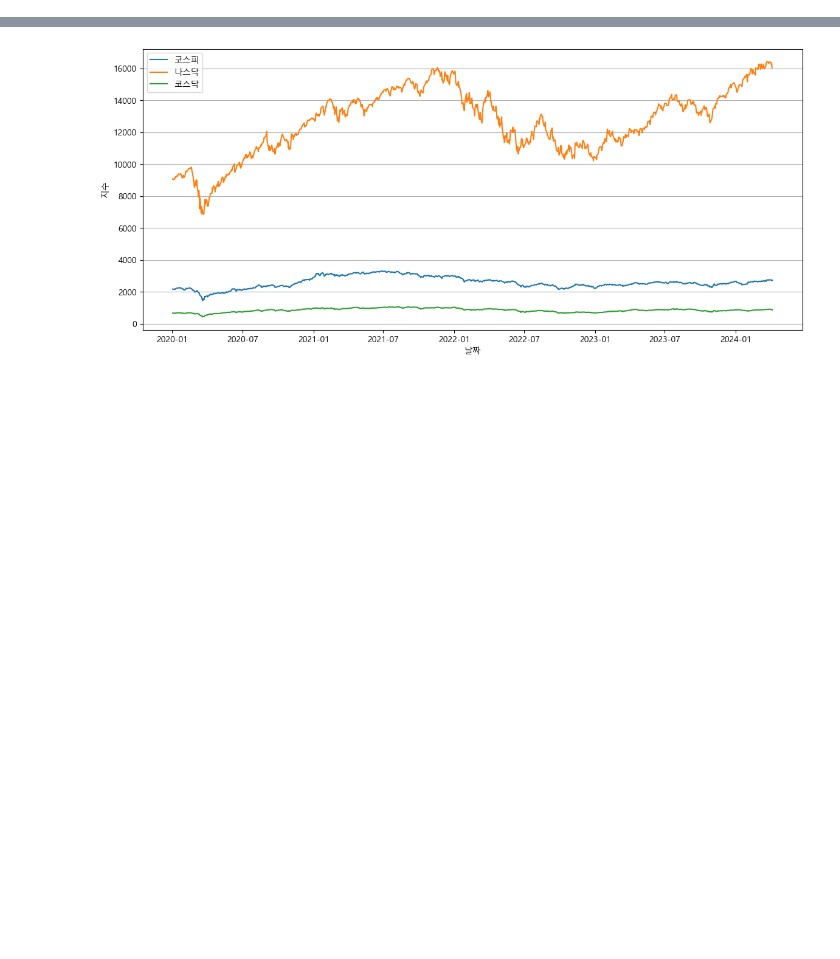
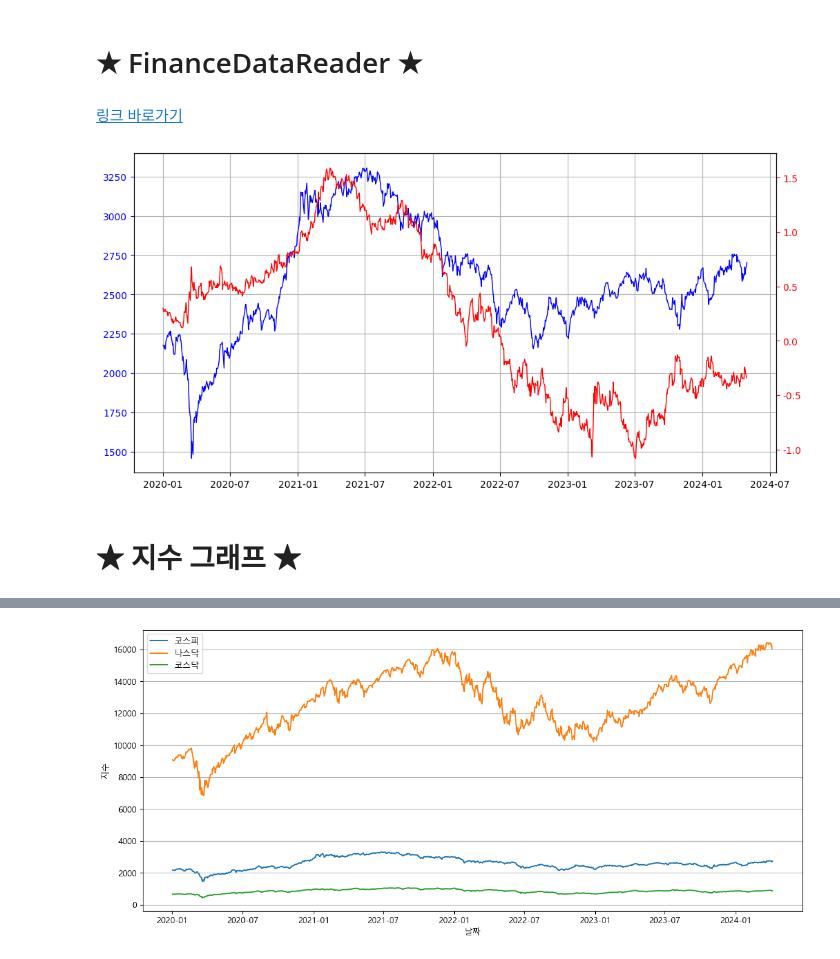
Before and after one commit to kusool72/python, a Jupyter notebook: 거시경제지표.ipynb, the cells around one changed output, grey strips where cells are left out. Drawn from its saved outputs; the diff is of its cells as text; code cells hidden in the pictures; blank space fills up the shorter version.

```diff
--- a/거시경제지표.ipynb
+++ b/거시경제지표.ipynb
@@ -82,0 +90,28 @@ df.head()
+# %% [markdown]
+# ★ FinanceDataReader ★
+# %% [markdown]
+[링크 바로가기][URL]
+
+[URL]: https://github.com/FinanceData/FinanceDataReader
+# %%
+import FinanceDataReader as fdr
+
+df1 = fdr.DataReader('KS11', '2020') # 2020-01-01 ~ 현재
+df2 = fdr.DataReader('FRED:T10Y2Y', '2020') # 2020-01-01 ~ 현재
+
+fig, ax1 = plt.subplots(figsize=(12, 6))
+
+# 왼쪽 y축
+ax1.plot(df1.index, df1['Close'], color='b')
+ax1.tick_params('y', colors='b')
+
+# 오른쪽 y축
+ax2 = ax1.twinx()
+ax2.plot(df2.index, df2['T10Y2Y'], color='r')
+ax2.tick_params('y', colors='r')
+
+# 격자 라인 추가
+plt.grid()
+plt.show()
+# %% [output]
+[figure, added]
@@ -83,3 +259,5 @@ df.head()
+# %% [markdown]
+# ★ 지수 그래프 ★
 # %%
 import FinanceDataReader as fdr
 import matplotlib.pyplot as plt
```
Also changed, not shown: parts of 37 cells of this notebook.
